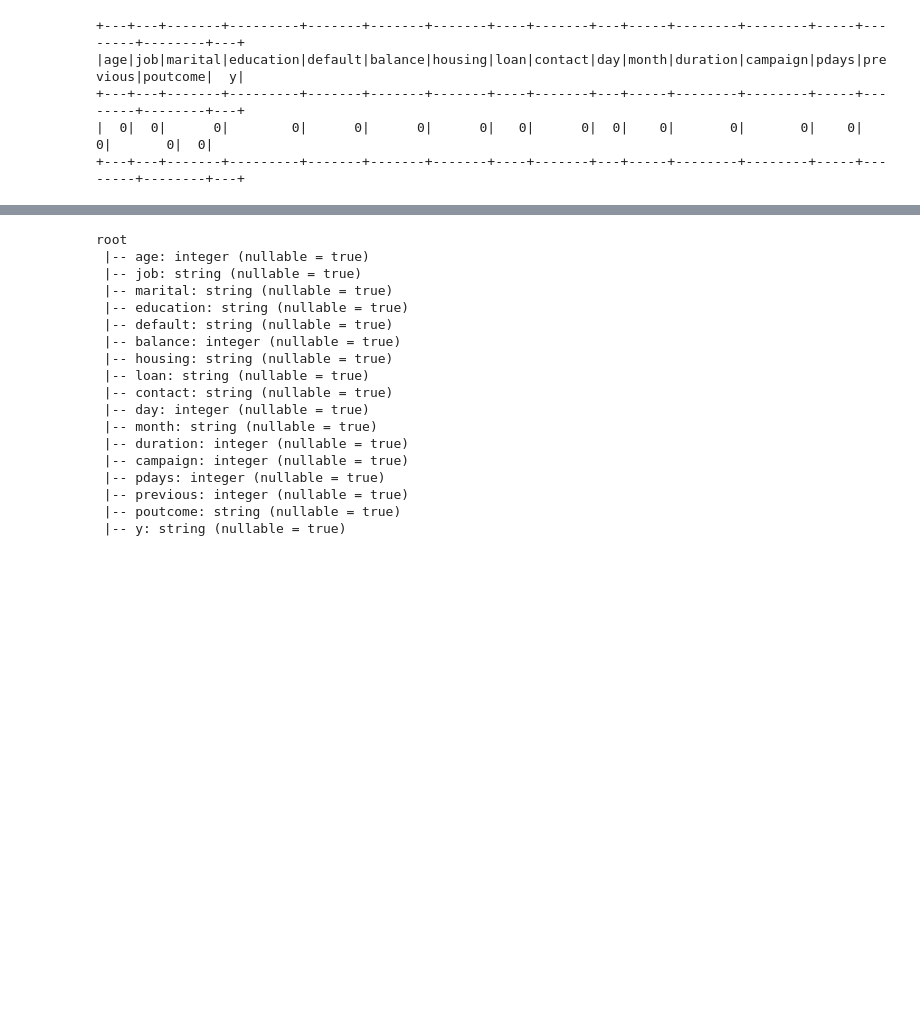
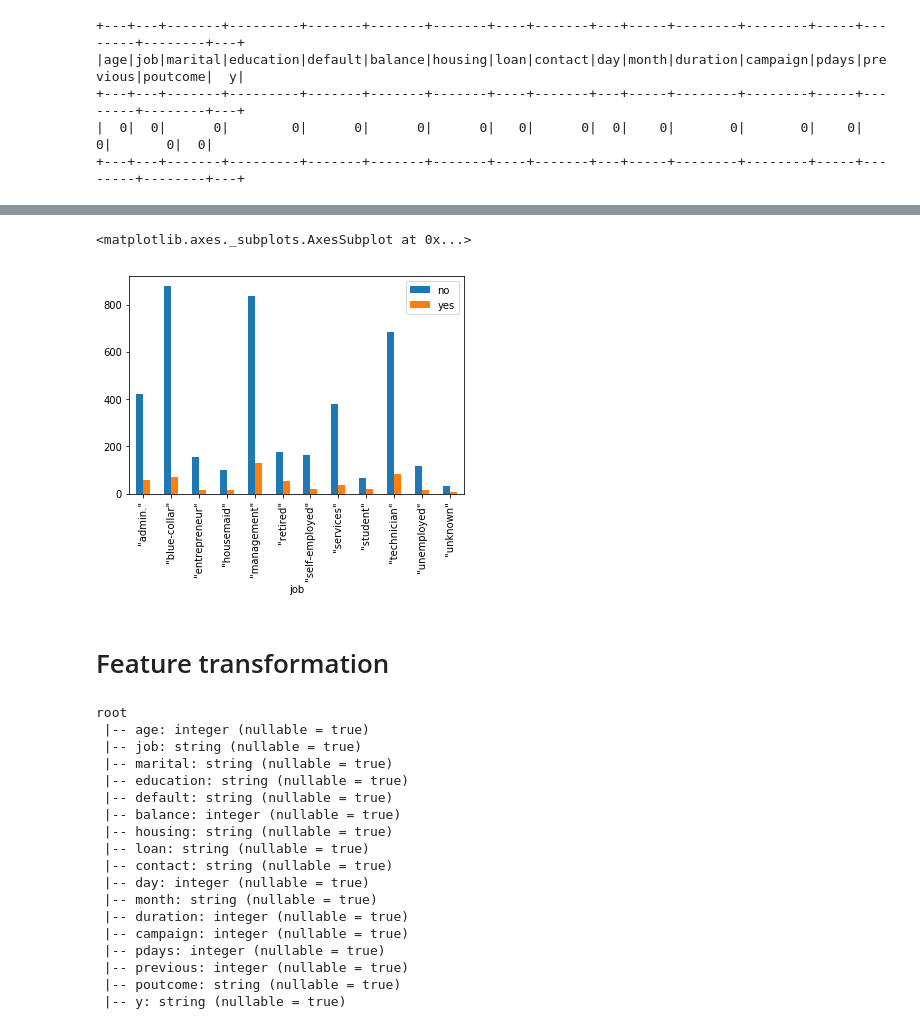
Before and after one commit to changyic98/sparkML, a Jupyter notebook: simple_sparkML.ipynb, the cells around one changed output, grey strips where cells are left out. Drawn from its saved outputs; the diff is of its cells as text; code cells hidden in the pictures; blank space fills up the shorter version.

```diff
--- a/simple_sparkML.ipynb
+++ b/simple_sparkML.ipynb
@@ -42,3 +54,13 @@ All of the feature are string. First we need to convert some of them back to int
+# %%
+var=pdf.y.unique()
+no=pdf[pdf.y==var[0]]['job'].groupby(pdf['job']).count()
+yes=pdf[pdf.y==var[1]]['job'].groupby(pdf['job']).count()
+pd.concat([no, yes], axis=1,keys=['no','yes']).plot(kind='bar')
+# %% [output]
+<matplotlib.axes._subplots.AxesSubplot at 0x...>
+[figure, added]
+# %% [markdown]
+# Feature transformation
 # %%
 from pyspark.sql.types import IntegerType
 
```
Also changed, not shown: parts of 9 cells of this notebook.
